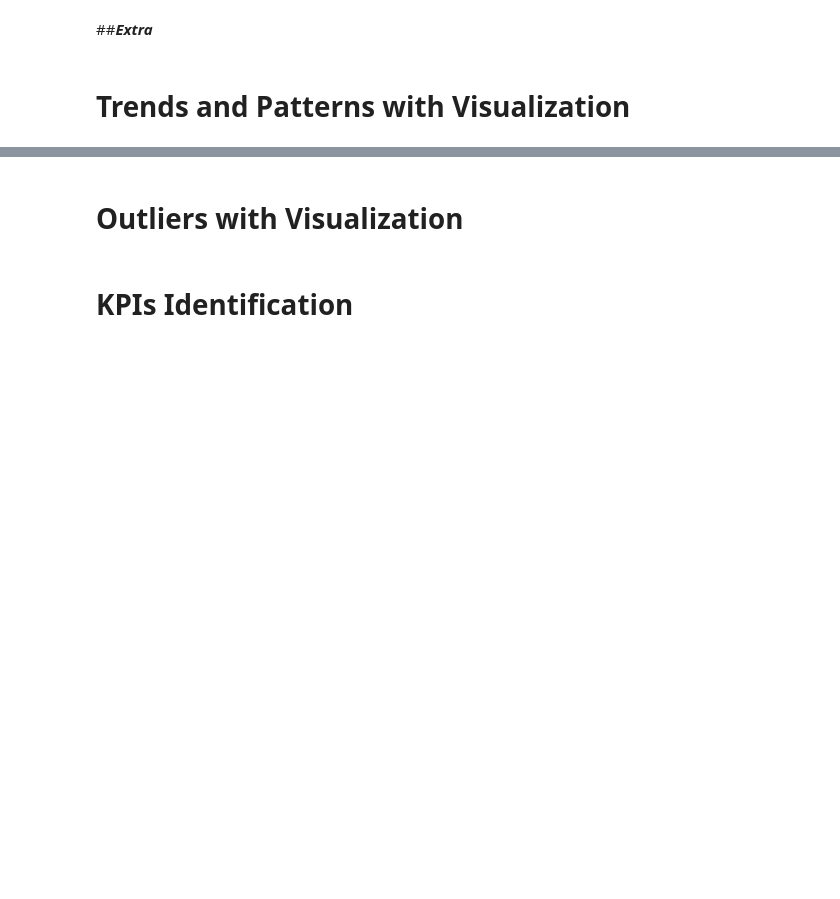
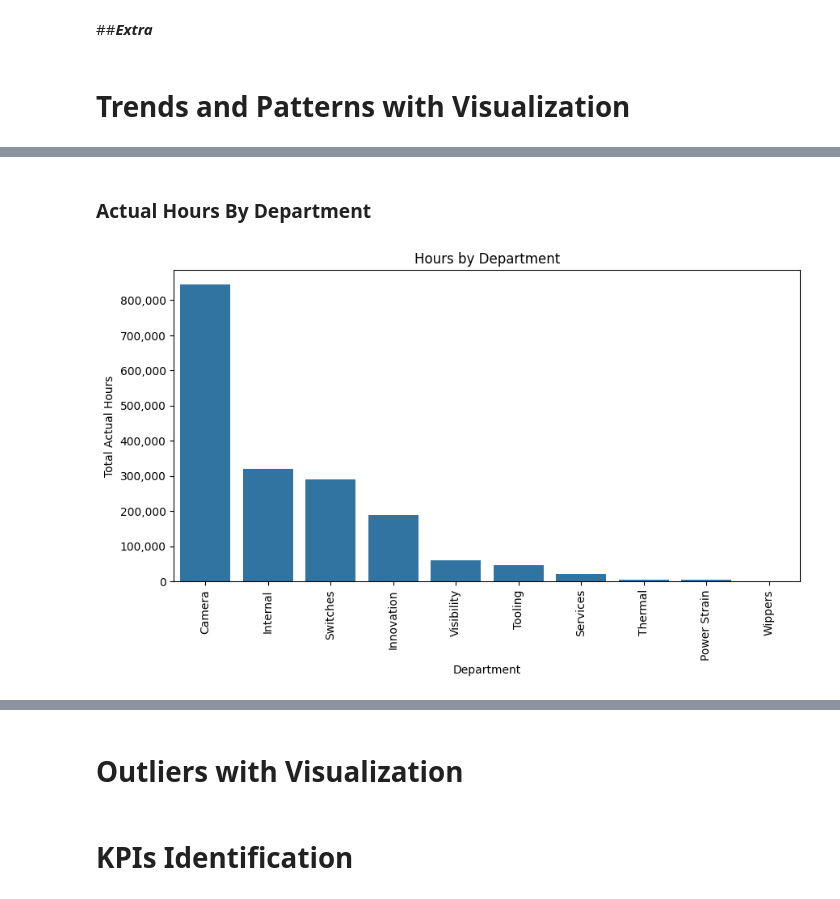
Before and after one commit to nada-2038/Valeo-BI-Business-Case, a Jupyter notebook: valeo-bi-case-study-git-program.ipynb, the cells around one changed output, grey strips where cells are left out. Cells and saved outputs as stored; diff of their text form; code cells hidden in the pictures; blank space fills up the shorter version.

```diff
--- a/valeo-bi-case-study-git-program.ipynb
+++ b/valeo-bi-case-study-git-program.ipynb
@@ -583,0 +597,24 @@ dtype: int64
+# %% [markdown]
+### **Actual Hours By Department**
+# %%
+import numpy as np
+import seaborn as sns
+import matplotlib.pyplot as plt
+from matplotlib.ticker import FuncFormatter
+
+fmt = FuncFormatter(lambda x, _: f'{int(x):,}')
+
+order = Projects_Hours.groupby('Department')['Actual Hours'].sum().sort_values(ascending=False).index
+
+plt.figure(figsize=(10,5))
+ax = sns.barplot(x='Department', y='Actual Hours', data=Projects_Hours, order=order, estimator=np.sum, errorbar=None)
+ax.set_xticklabels(ax.get_xticklabels(), rotation=90)
+ax.set_xlabel('Department')
+ax.set_ylabel('Total Actual Hours')
+ax.set_title('Hours by Department')
+ax.yaxis.set_major_formatter(fmt)
+
+
+plt.show()
+# %% [output]
+[figure, added]
```
Also changed, not shown: parts of 31 cells of this notebook.
